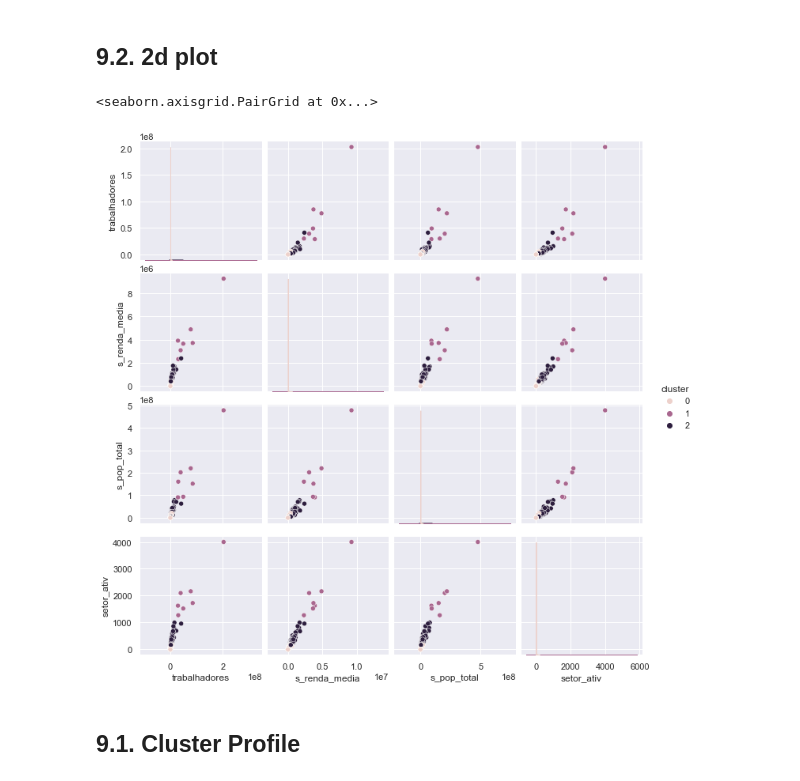
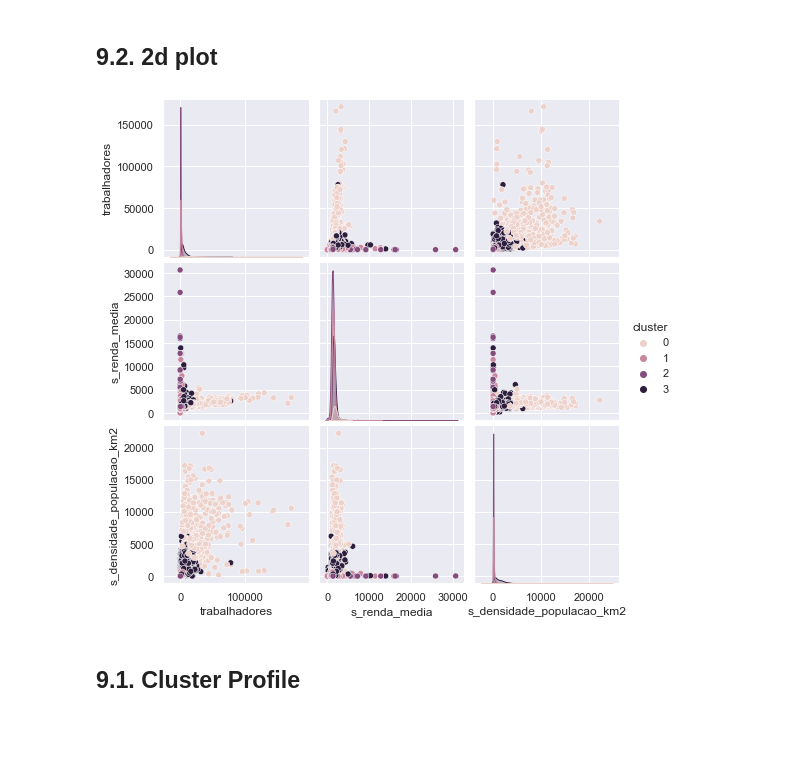
Before and after one commit to Dimmy-Mess/hackathon-nestle, a Jupyter notebook: hackathon_nestle/notebooks/C01 - RMK - Cognatis.ipynb, the cells around one changed output. Drawn from its saved outputs; the diff is of its cells as text; code cells hidden in the pictures; blank space fills up the shorter version.

```diff
--- a/hackathon_nestle/notebooks/C01 - RMK - Cognatis.ipynb
+++ b/hackathon_nestle/notebooks/C01 - RMK - Cognatis.ipynb
@@ -1009,6 +762,6 @@ normal_test(num_attributes)
 ## 5.2. RESCALLING
 # %%
 df5_p = df5.copy()
-df5 = df5.drop(columns='uf_municipio')
+df5 = df5.drop(columns=['setor_ativ', 'municipio.uf', 'class_cidade', 'faixa_f_renda'])
 df5.head()
 # %% [output]
@@ -1266,7 +1019,7 @@ for k in clusters:
 ## 8.1. K-Means
 # %%
 # model definition
-k = 3
+k = 4
 kmeans = c.KMeans(init='random', n_clusters=k, n_init=10, max_iter=300, random_state=42) #max_iter iterações para achar o centróide
 
 # model training
@@ -1290,6 +1043,5 @@ SS Values: 0.9425790849646982
 # %%
 df9 = df5_p.copy()
 df9['cluster'] = labels
-df9['uf_municipio'] = df5_p['uf_municipio']
 df9.head()
 # %% [output]
@@ -1306,2 +1054,2 @@ df9.shape
 # %%
-df9 = df9.iloc[:, [0, 1, 4, 46, 47, 48]]
+df9 = df9.iloc[:, [1, 4, 5, 9, 46]]
@@ -1324,11 +1074,10 @@ fig.show()
 # %% [markdown]
 ## 9.2. 2d plot
 # %%
-df_viz = df9.drop( columns='uf_municipio', axis=1 )
-sns.pairplot( df_viz, hue='cluster' )
+df_viz = df9.drop( columns='municipio.uf', axis=1 )
+sns.pairplot( df_viz, hue='cluster' );
 # %% [output]
-<seaborn.axisgrid.PairGrid at 0x...>
-[figure, old version]
+[figure, new version]
 # %% [markdown]
 ## 9.1. Cluster Profile
 # %%
```
Also changed, not shown: parts of 117 cells of this notebook, 3 other files.
